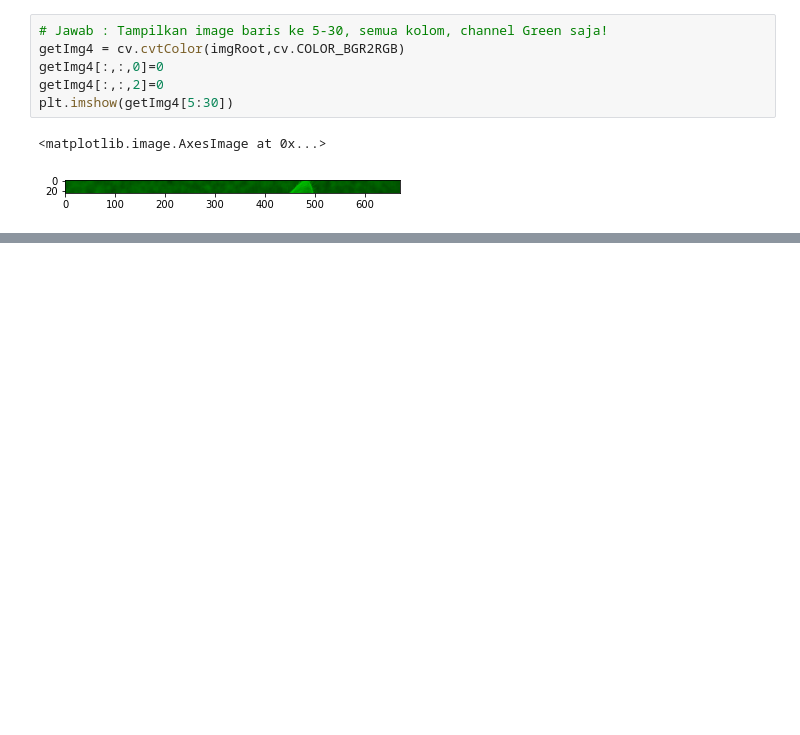
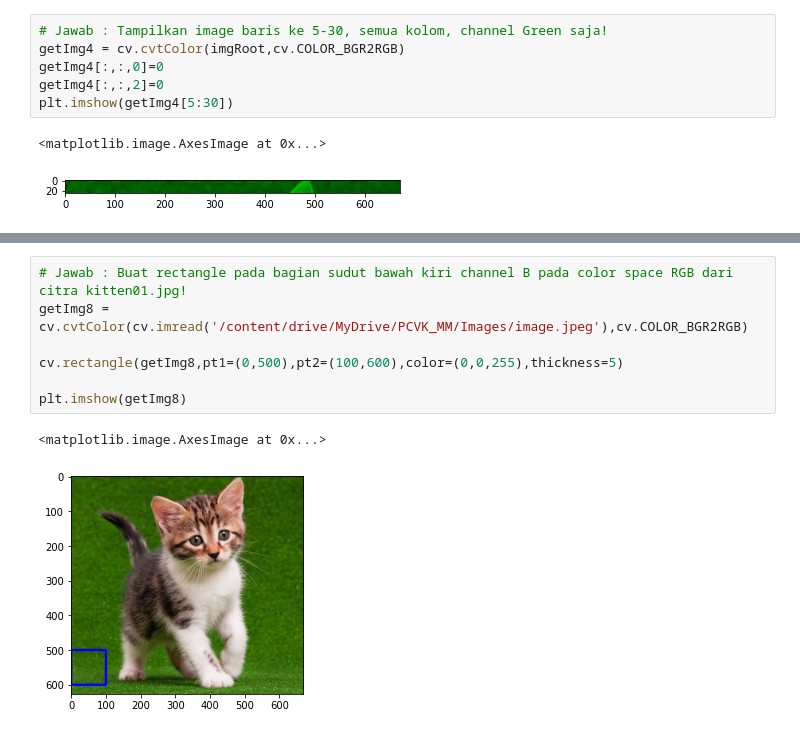
Before and after one commit to farhanfr/PCVK_Genap_2021, a Jupyter notebook: Week2.ipynb, the cells around one changed output, grey strips where cells are left out. Drawn from its saved outputs; the diff is of its cells as text; blank space fills up the shorter version.

```diff
--- a/Week2.ipynb
+++ b/Week2.ipynb
@@ -186,0 +194,10 @@ plt.imshow(getImg7)
+# %%
+# Jawab : Buat rectangle pada bagian sudut bawah kiri channel B pada color space RGB dari citra kitten01.jpg!
+getImg8 =  cv.cvtColor(cv.imread('/content/drive/MyDrive/PCVK_MM/Images/image.jpeg'),cv.COLOR_BGR2RGB)
+
+cv.rectangle(getImg8,pt1=(0,500),pt2=(100,600),color=(0,0,255),thickness=5)
+
+plt.imshow(getImg8)
+# %% [output]
+<matplotlib.image.AxesImage at 0x...>
+[figure, added]
```
Also changed, not shown: parts of 4 cells of this notebook.
